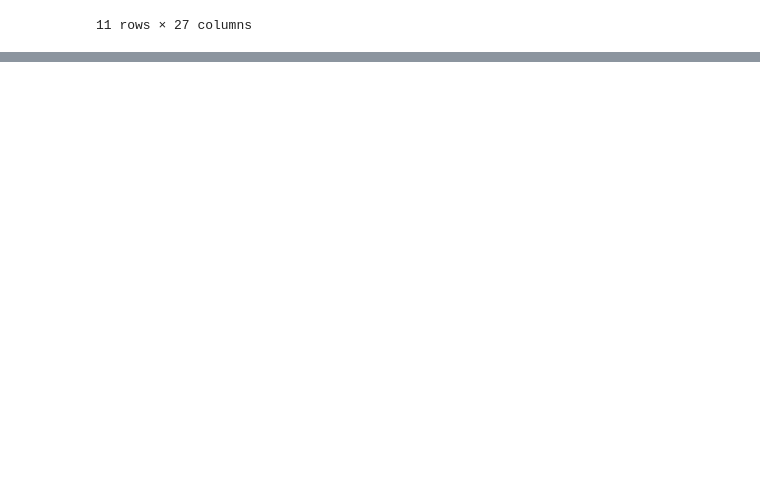
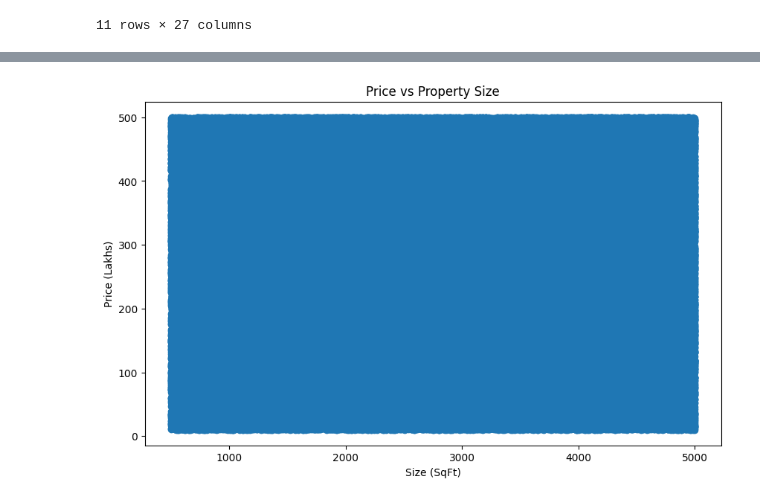
Before and after one commit to JS-Tharun/Real-Estate-Investment-Advisor, a Jupyter notebook: notebook.ipynb, the cells around one changed output, grey strips where cells are left out. Cells and saved outputs as stored; diff of their text form; code cells hidden in the pictures; blank space fills up the shorter version.

```diff
--- a/notebook.ipynb
+++ b/notebook.ipynb
@@ -751,0 +915,3 @@ dtype: float64
+# %%
+size_price_df = df[['Size_in_SqFt', 'Price_in_Lakhs']]
+size_price_df
@@ -751,0 +932,12 @@ dtype: float64
+# %%
+# Scatter Plot
+plt.figure(figsize=(10, 6))
+plt.scatter(size_price_df['Size_in_SqFt'], size_price_df['Price_in_Lakhs'])
+
+plt.xlabel('Size (SqFt)')
+plt.ylabel('Price (Lakhs)')
+plt.title('Price vs Property Size')
+
+plt.show()
+# %% [output]
+[figure, added]
```
Also changed, not shown: parts of 34 cells of this notebook.
